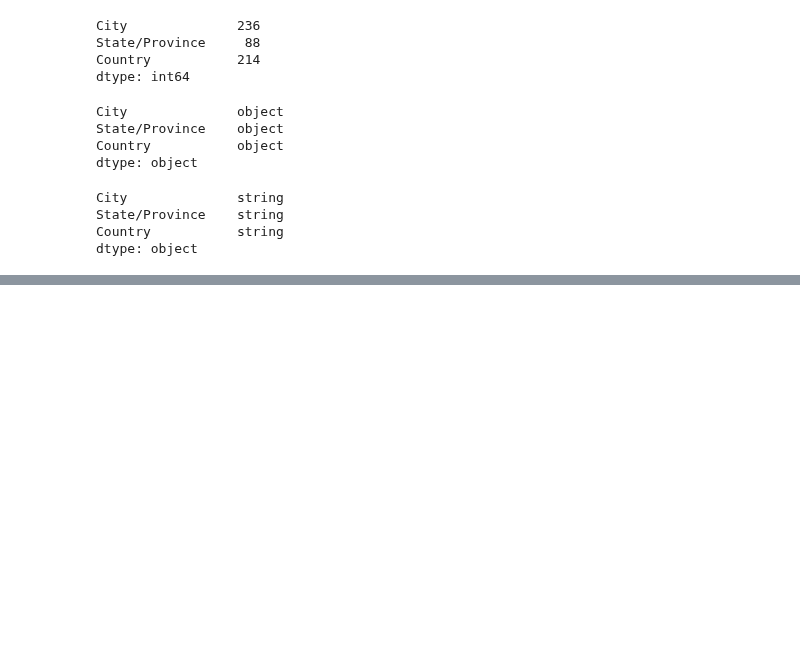
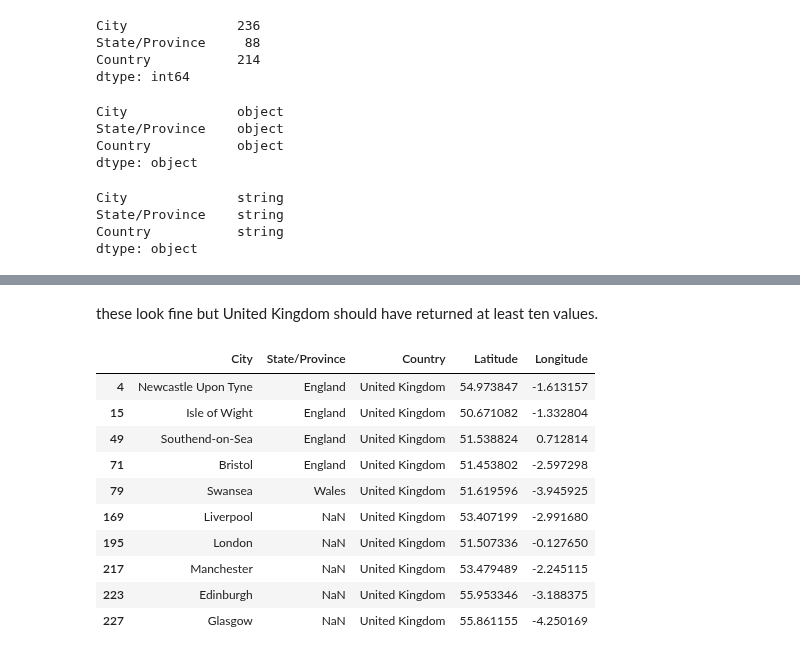
Before and after one commit to mugsiemx/honeymoon-dashboard, a Jupyter notebook: API_Calls/Localities.ipynb, the cells around one changed output, grey strips where cells are left out. Drawn from its saved outputs; the diff is of its cells as text; code cells hidden in the pictures; blank space fills up the shorter version.

```diff
--- a/API_Calls/Localities.ipynb
+++ b/API_Calls/Localities.ipynb
@@ -422,2 +514,2 @@ print(new_null_count)
 # %%
-Cities_DF.dropna(subset=['Latitude'])
+Cities_DF = Cities_DF.dropna(subset=['Latitude'])
@@ -424,3 +528,22 @@ Cities_DF.dropna(subset=['Latitude'])
+# %% [markdown]
+these look fine but United Kingdom should have returned at least ten values.
+# %%
+Cities_DF["Country"] = Cities_DF["Country"].str.strip()
+Cities_DF["City"] = Cities_DF["City"].str.strip()
+UKcheck= Cities_DF[Cities_DF['Country'] == 'United Kingdom']
+UKcheck.head(10)
+# %% [output]
+|  | City | State/Province | Country | Latitude | Longitude |
+| 4 | Newcastle Upon Tyne | England | United Kingdom | 54.973847 | -1.613157 |
+| 15 | Isle of Wight | England | United Kingdom | 50.671082 | -1.332804 |
+| 49 | Southend-on-Sea | England | United Kingdom | 51.538824 | 0.712814 |
+| 71 | Bristol | England | United Kingdom | 51.453802 | -2.597298 |
+| 79 | Swansea | Wales | United Kingdom | 51.619596 | -3.945925 |
+| 169 | Liverpool | NaN | United Kingdom | 53.407199 | -2.991680 |
+| 195 | London | NaN | United Kingdom | 51.507336 | -0.127650 |
+| 217 | Manchester | NaN | United Kingdom | 53.479489 | -2.245115 |
+| 223 | Edinburgh | NaN | United Kingdom | 55.953346 | -3.188375 |
+| 227 | Glasgow | NaN | United Kingdom | 55.861155 | -4.250169 |
 # %%
 #Export list of cities with geo-coordinates to csv
 Cities_DF.to_csv('../Resources/CitiesWGeolocation.csv',index=True)
```
Also changed, not shown: parts of 30 cells of this notebook, 7 other files.
